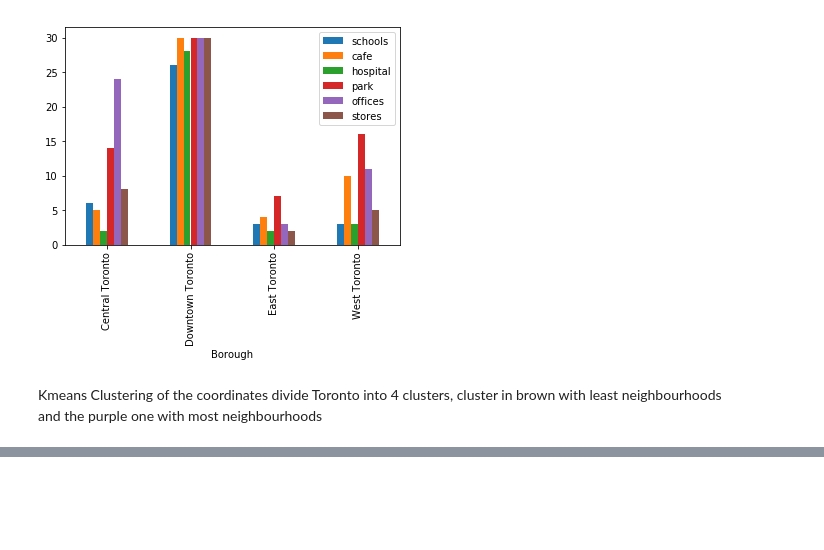
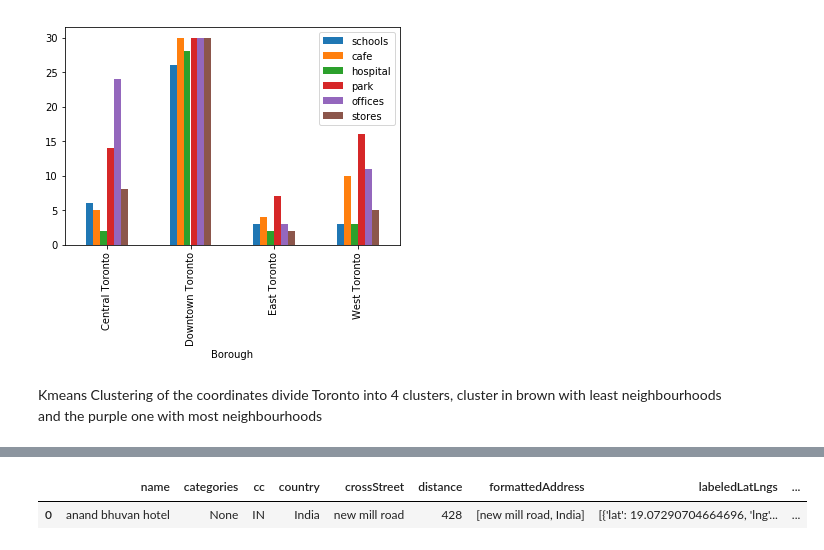
Before and after one commit to dhruvip/Coursera_Capstone, a Jupyter notebook: Segmenting and Clustering Neighborhoods in Toronto.ipynb, the cells around one changed output, grey strips where cells are left out. Saved outputs shown, nothing was run; the diff lists cells and outputs as text; code cells hidden in the pictures; blank space fills up the shorter version.

```diff
--- a/Segmenting and Clustering Neighborhoods in Toronto.ipynb
+++ b/Segmenting and Clustering Neighborhoods in Toronto.ipynb
@@ -260,3 +260,10 @@ for each_ in ammenities:
 toronto_grp_by_map
 # %% [output]
 [interactive output not drawn]
+# %%
+whut = fsq.get_venue_search(19.07283, 72.88261,'hotel')
+# %%
+whut
+# %% [output]
+|  | name | categories | cc | country | crossStreet | distance | formattedAddress | labeledLatLngs | ... |
+| 0 | anand bhuvan hotel | None | IN | India | new mill road | 428 | [new mill road, India] | [{'lat': 19.07290704664696, 'lng'... | ... |
```
Also changed, not shown: 1 other file.
